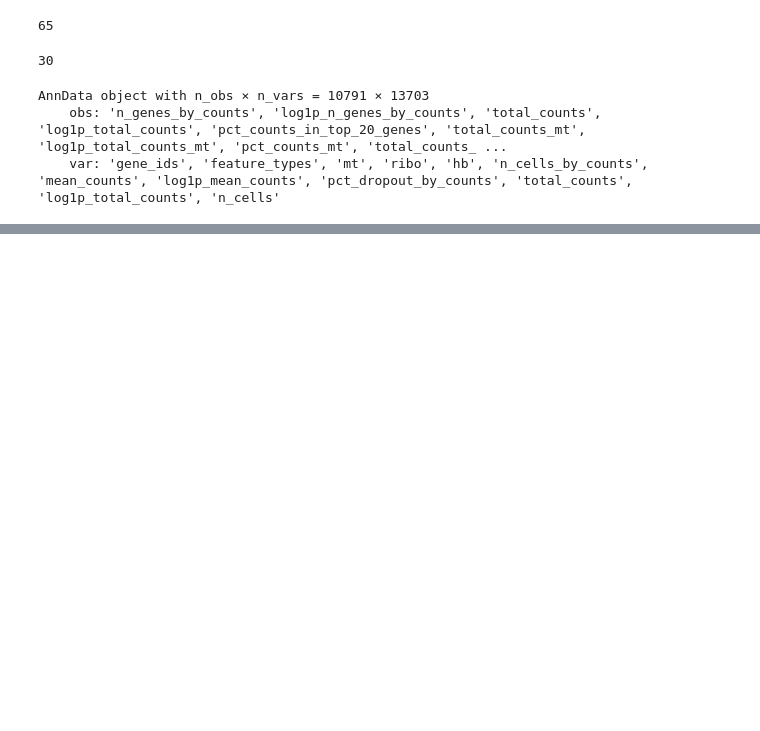
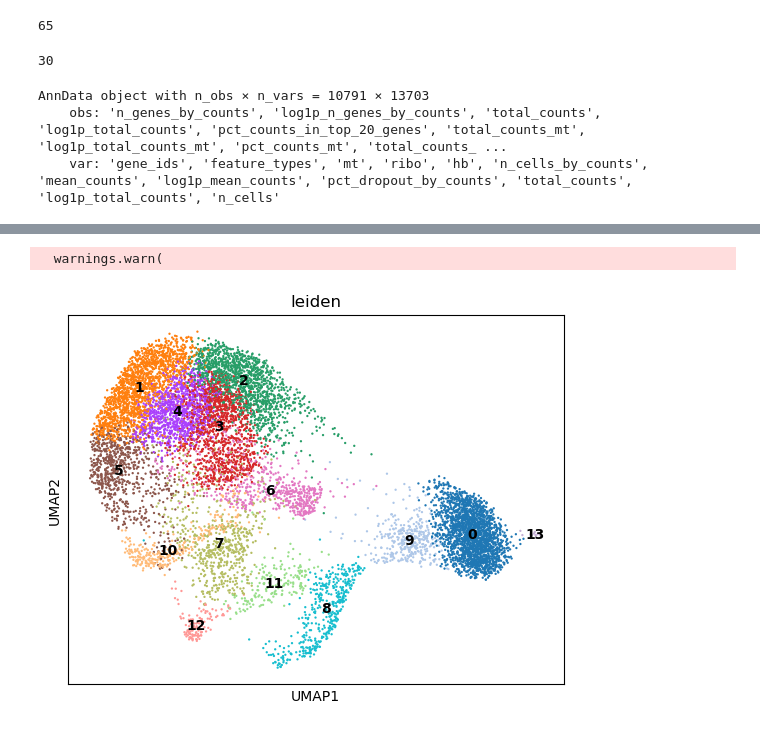
Before and after one commit to CahanLab/EG-CLR, a Jupyter notebook: SingleCellDataAnalysis/K562/10X_multiomics/ISSAAC-seq_generated_10x_k562_analysis.ipynb, the cells around one changed output, grey strips where cells are left out. Drawn from its saved outputs; the diff is of its cells as text; code cells hidden in the pictures; blank space fills up the shorter version.

```diff
--- a/SingleCellDataAnalysis/K562/10X_multiomics/ISSAAC-seq_generated_10x_k562_analysis.ipynb
+++ b/SingleCellDataAnalysis/K562/10X_multiomics/ISSAAC-seq_generated_10x_k562_analysis.ipynb
@@ -124,0 +129,12 @@ sc.pp.log1p(adata_gem)
+# %%
+# Select highly variable genes
+adata_gem_hvg = adata_gem.copy()
+sc.pp.highly_variable_genes(adata_gem_hvg, n_top_genes=3000, inplace=True)
+
+adata_gem_hvg = adata_gem_hvg[:, adata_gem_hvg.var.highly_variable].copy()
+# %%
+# UMAP
+sc.pp.neighbors(adata_gem_hvg, n_neighbors=15, n_pcs=50)
+sc.tl.umap(adata_gem_hvg, alpha = 1, gamma = 0.1)
+# %% [output]
+  warnings.warn(
@@ -125,3 +144,7 @@ sc.pp.log1p(adata_gem)
+# %%
+sc.pl.umap(adata_gem_hvg, color=["leiden"], legend_loc="on data", ncols=3)
+# %% [output]
+[figure, added]
 # %%
 # Optional: add validation genes back
 adata_gem = ad.concat([adata_gem, valid_gene_data], axis=1, join="outer")
```
Also changed, not shown: parts of 7 cells of this notebook.
